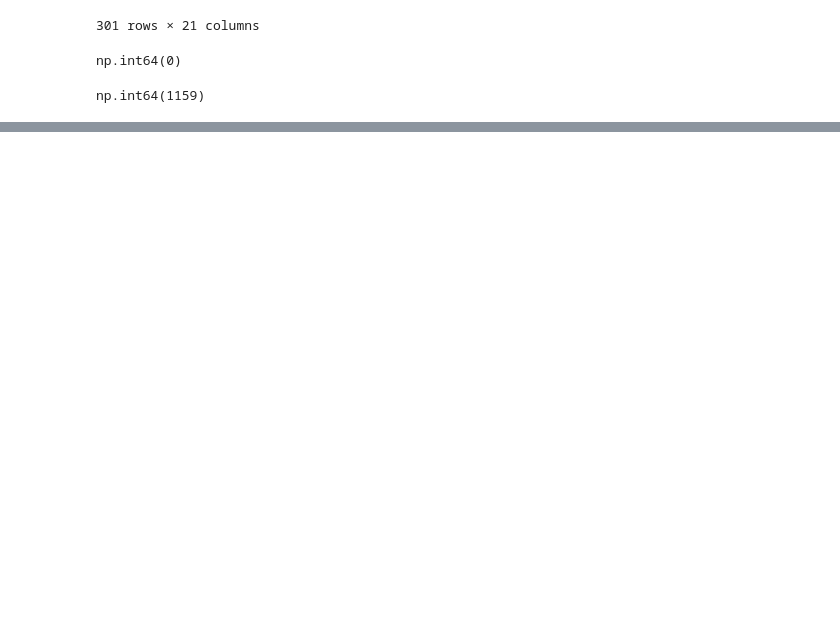
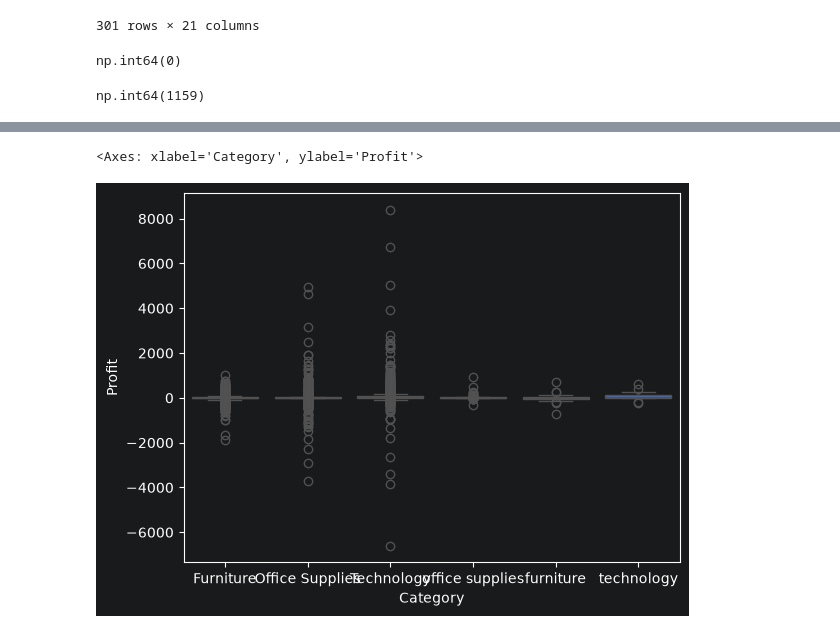
Before and after one commit to MohammedBentalb/DataStore360, a Jupyter notebook: notebook/01_eda.ipynb, the cells around one changed output, grey strips where cells are left out. Saved outputs shown, nothing was run; the diff lists cells and outputs as text; code cells hidden in the pictures; blank space fills up the shorter version.

```diff
--- a/notebook/01_eda.ipynb
+++ b/notebook/01_eda.ipynb
@@ -140,0 +209,5 @@ plt.ylim(0, 200)
+# %%
+sns.boxplot(df, x='Category', y="Profit") # category names are duplicated
+# %% [output]
+<Axes: xlabel='Category', ylabel='Profit'>
+[figure, added]
```
Also changed, not shown: parts of 8 cells of this notebook.
